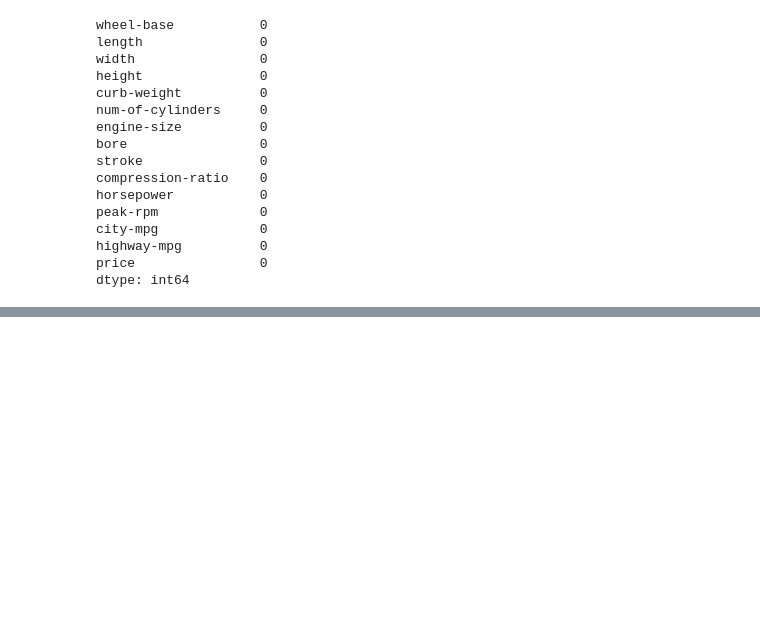
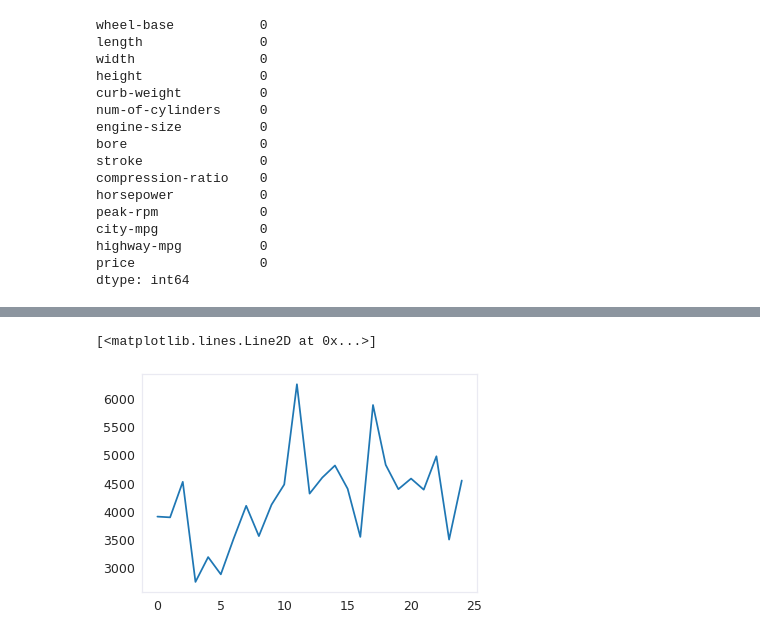
Before and after one commit to Adam-Klaum/car_prices, a Jupyter notebook: Basics.ipynb, the cells around one changed output, grey strips where cells are left out. Cells and saved outputs as stored; diff of their text form; code cells hidden in the pictures; blank space fills up the shorter version.

```diff
--- a/Basics.ipynb
+++ b/Basics.ipynb
@@ -243,0 +350,5 @@ cars.head()
+# %%
+for val in lg_k_vals:
+
+    rmse = knn_train_test(best_2, 'price', cars, val)
+    best_2_rmse.append(rmse)
@@ -243,0 +364,5 @@ cars.head()
+# %%
+plt.plot(best_2_rmse)
+# %% [output]
+[<matplotlib.lines.Line2D at 0x...>]
+[figure, added]
```
Also changed, not shown: parts of 23 cells of this notebook.
